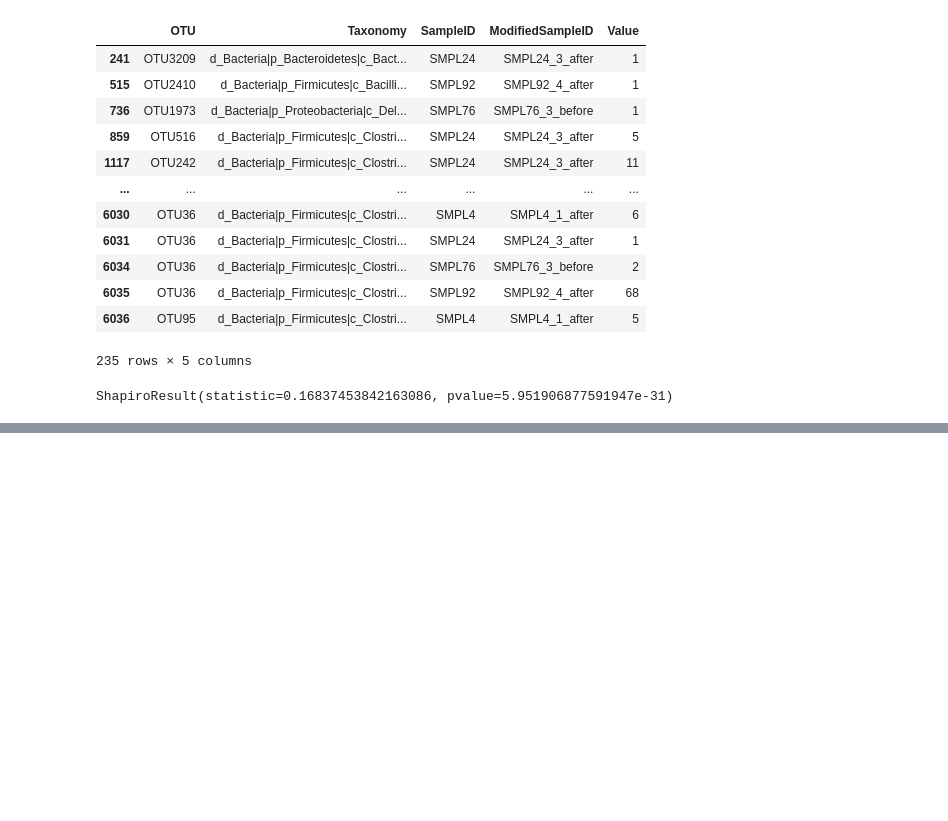
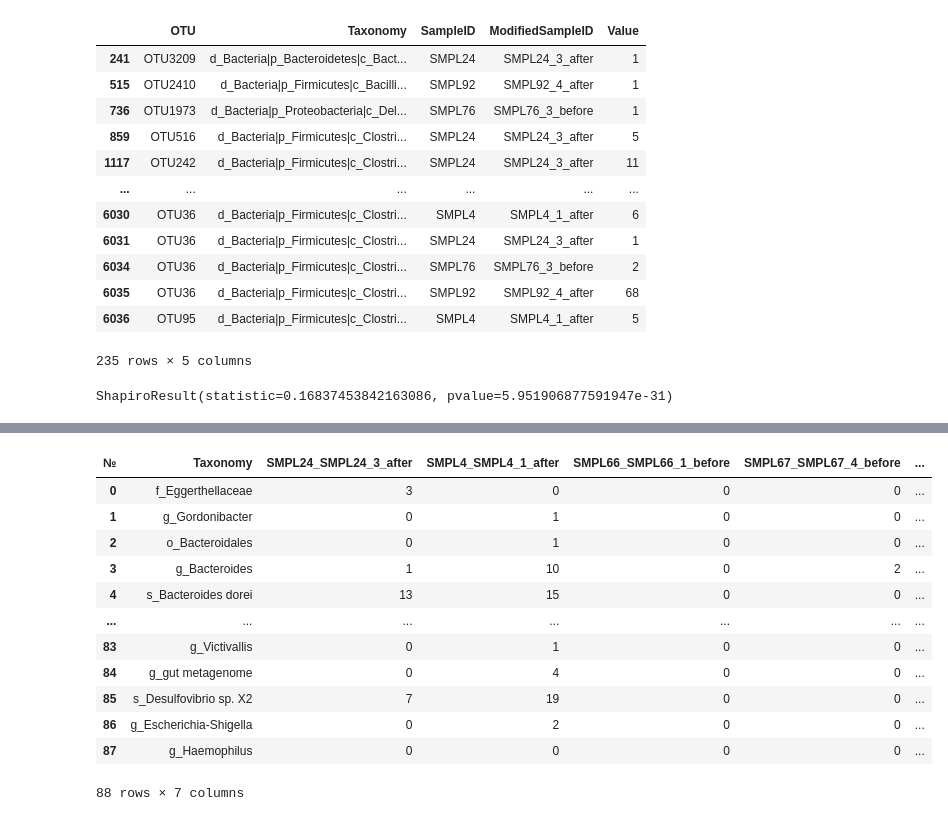
Before and after one commit to M100ika/data_analyzing_04_01_2024, a Jupyter notebook: 08.01.2023.ipynb, the cells around one changed output, grey strips where cells are left out. Saved outputs shown, nothing was run; the diff lists cells and outputs as text; code cells hidden in the pictures; blank space fills up the shorter version.

```diff
--- a/08.01.2023.ipynb
+++ b/08.01.2023.ipynb
@@ -226,12 +226,27 @@ pivot_df.head()
 # %%
 def rename_taxa(row):
     parts = row.split('|')
     cleaned_parts = [part for part in parts if not part.endswith('_?')]
     return '|'.join(cleaned_parts)
 
 pivot_df['Taxonomy'] = pivot_df['Taxonomy'].apply(rename_taxa)
 pivot_df['Taxonomy'] = pivot_df['Taxonomy'].str.split('|').str[-1]
 pivot_df.to_csv('dataframes/output/pivot_non_zero.csv', sep='\t')
+pivot_df
+# %% [output]
+| № | Taxonomy | SMPL24_SMPL24_3_after | SMPL4_SMPL4_1_after | SMPL66_SMPL66_1_before | SMPL67_SMPL67_4_before | ... |
+| 0 | f_Eggerthellaceae | 3 | 0 | 0 | 0 | ... |
+| 1 | g_Gordonibacter | 0 | 1 | 0 | 0 | ... |
+| 2 | o_Bacteroidales | 0 | 1 | 0 | 0 | ... |
+| 3 | g_Bacteroides | 1 | 10 | 0 | 2 | ... |
+| 4 | s_Bacteroides dorei | 13 | 15 | 0 | 0 | ... |
+| ... | ... | ... | ... | ... | ... | ... |
+| 83 | g_Victivallis | 0 | 1 | 0 | 0 | ... |
+| 84 | g_gut metagenome | 0 | 4 | 0 | 0 | ... |
+| 85 | s_Desulfovibrio sp. X2 | 7 | 19 | 0 | 0 | ... |
+| 86 | g_Escherichia-Shigella | 0 | 2 | 0 | 0 | ... |
+| 87 | g_Haemophilus | 0 | 0 | 0 | 0 | ... |
+88 rows × 7 columns
 # %%
 import pandas as pd
 import seaborn as sns
```
Also changed, not shown: parts of 2 cells of this notebook, 9 other files.
